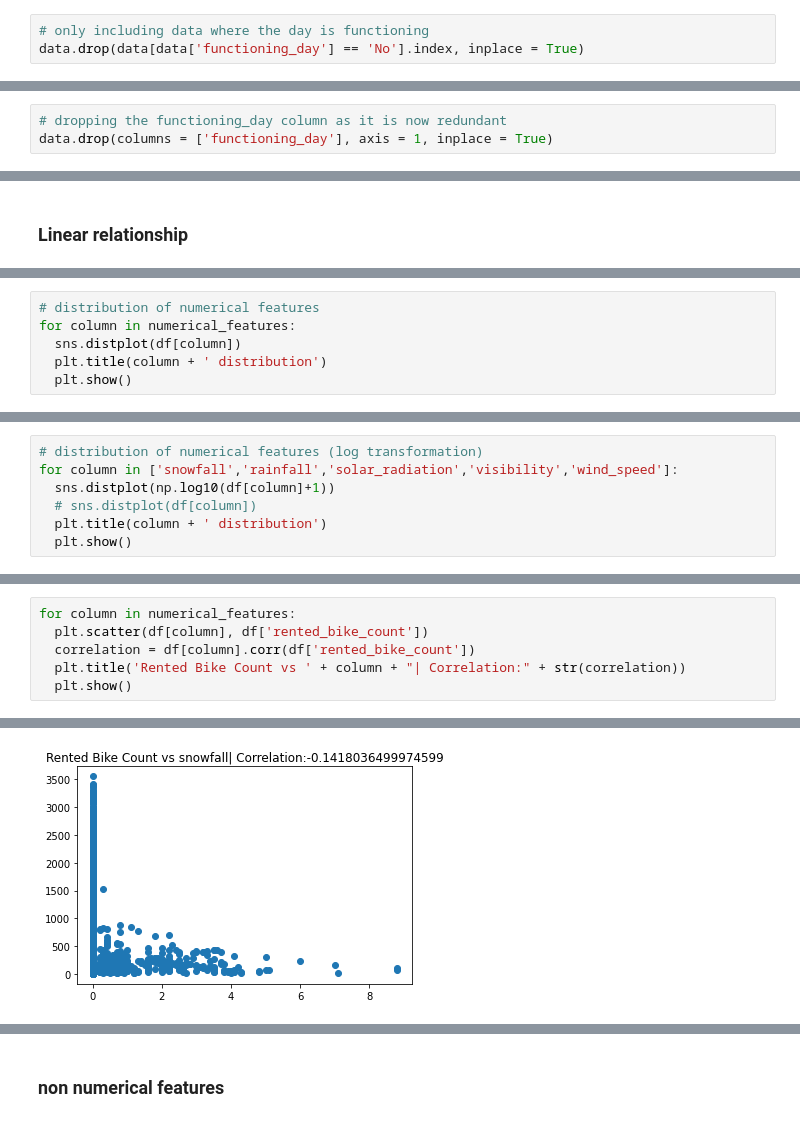
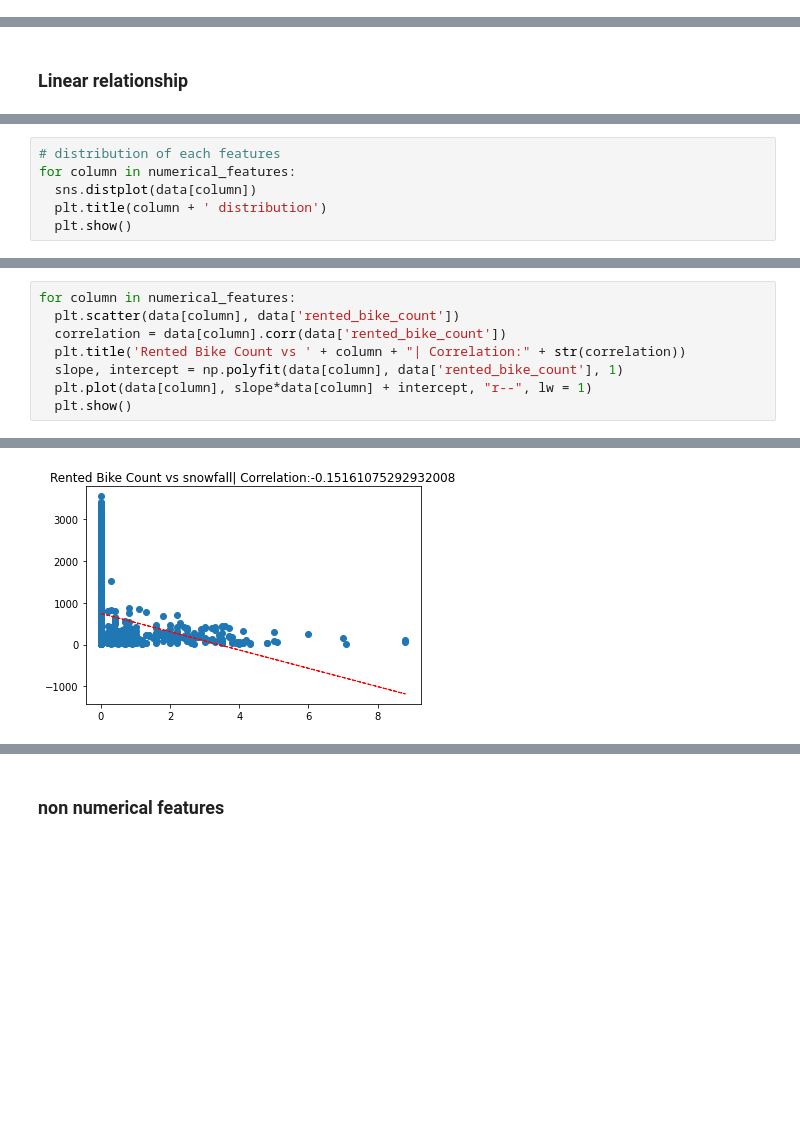
Before and after one commit to nihalhabeeb/rental_bike_demand_prediction, a Jupyter notebook: Soul_Bike_Demand.ipynb, the cells around one changed output, grey strips where cells are left out. Cells and saved outputs as stored; diff of their text form; blank space fills up the shorter version.

```diff
--- a/Soul_Bike_Demand.ipynb
+++ b/Soul_Bike_Demand.ipynb
@@ -264,4 +216 @@ The data of non functioning days can be removed as the rental bike count is sure
 data = df.copy()
-# %%
-# only including data where the day is functioning
-data.drop(data[data['functioning_day'] == 'No'].index, inplace = True)
@@ -276,3 +216,0 @@ df.shape
-# %%
-# dropping the functioning_day column as it is now redundant
-data.drop(columns = ['functioning_day'], axis = 1, inplace = True)
@@ -319,7 +236,7 @@ numerical_features
 # %%
-# distribution of numerical features
+# distribution of each features
 for column in numerical_features:
-  sns.distplot(df[column])
+  sns.distplot(data[column])
   plt.title(column + ' distribution')
   plt.show()
 # %% [output]
@@ -336,7 +253,0 @@ for column in numerical_features:
-# %%
-# distribution of numerical features (log transformation)
-for column in ['snowfall','rainfall','solar_radiation','visibility','wind_speed']:
-  sns.distplot(np.log10(df[column]+1))
-  # sns.distplot(df[column])
-  plt.title(column + ' distribution')
-  plt.show()
@@ -349,7 +254,9 @@ for column in ['snowfall','rainfall','solar_radiation','visibility','wind_speed'
 # %%
 for column in numerical_features:
-  plt.scatter(df[column], df['rented_bike_count'])
-  correlation = df[column].corr(df['rented_bike_count'])
+  plt.scatter(data[column], data['rented_bike_count'])
+  correlation = data[column].corr(data['rented_bike_count'])
   plt.title('Rented Bike Count vs ' + column + "| Correlation:" + str(correlation))
+  slope, intercept = np.polyfit(data[column], data['rented_bike_count'], 1)
+  plt.plot(data[column], slope*data[column] + intercept, "r--", lw = 1)
   plt.show()
 # %% [output]
@@ -364 +271 @@ for column in numerical_features:
-[figure, old version]
+[figure, new version]
```
Also changed, not shown: parts of 108 cells of this notebook.
